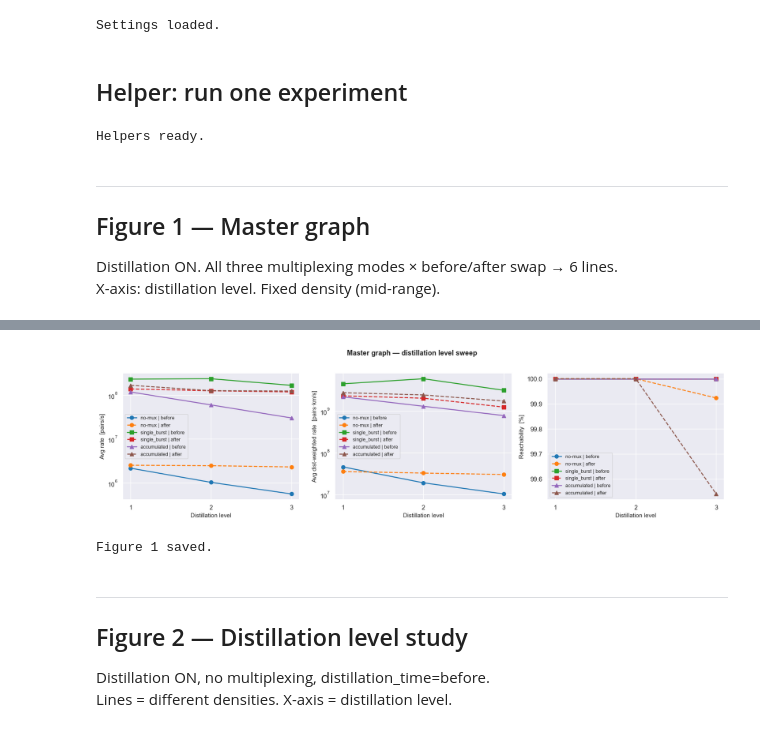
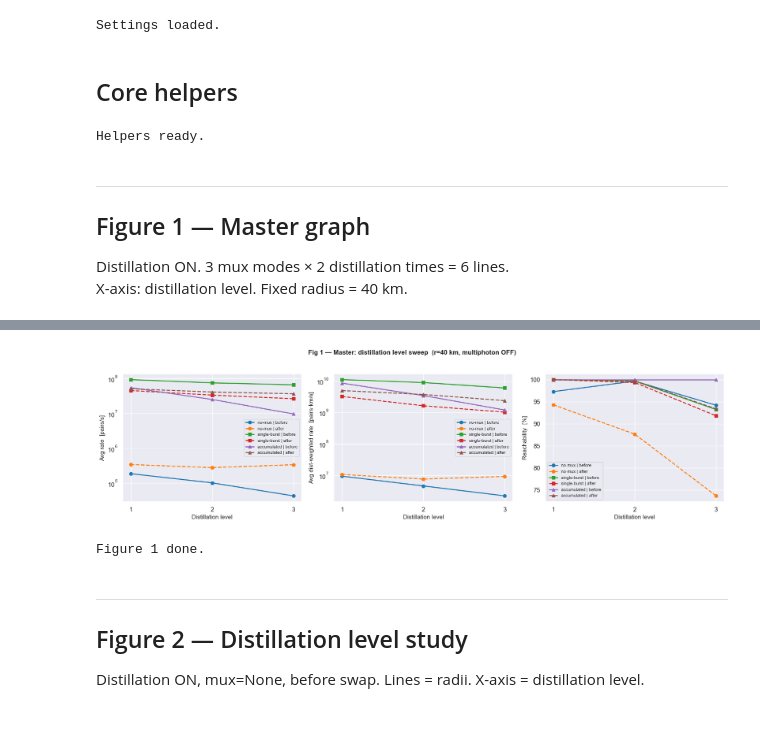
Before and after one commit to lucamar91/qkd_networks, a Jupyter notebook: metrics_study.ipynb, the cells around one changed output, grey strips where cells are left out. Cells and saved outputs as stored; diff of their text form; code cells hidden in the pictures.

```diff
--- a/metrics_study.ipynb
+++ b/metrics_study.ipynb
@@ -63,6 +85,6 @@ def scale_metric(key, val):
 print('Settings loaded.')
 # %% [output]
 Settings loaded.
-# %% [markdown]
-## Helper: run one experiment
+# %% [markdown]
+## Core helpers
 # %%
@@ -127,55 +168,41 @@ Helpers ready.
 # %% [markdown]
 ---
 ## Figure 1 — Master graph
-Distillation ON. All three multiplexing modes × before/after swap → 6 lines.
-X-axis: distillation level. Fixed density (mid-range).
+Distillation ON. 3 mux modes × 2 distillation times = 6 lines.
+X-axis: distillation level. Fixed radius = 40 km.
 # %%
-MUX_MODES  = [None, 'single_burst', 'accumulated']
-DIST_TIMES = ['before_swap', 'after_swap']
-LEVELS     = [1, 2, 3]
+RADIUS_MASTER = 100
+LEVELS        = [1, 2, 3]
 
-# Fixed mid-density for the master sweep
-RHO_MASTER = 0.05
-SCALE_MASTER = density_to_scale(N_NODES, RHO_MASTER)
+pal1        = sns.color_palette('tab10', 6)
+mux_lbl     = {None: 'no-mux', 'single_burst': 'single-burst', 'accumulated': 'accumulated'}
+mux_marker  = {None: 'o', 'single_burst': 's', 'accumulated': '^'}
+time_ls     = {'before_swap': '-', 'after_swap': '--'}
 
-# Palette: 6 colours (3 mux × 2 times)
-palette = sns.color_palette('tab10', 6)
-linestyles = ['-', '--']   # before / after
-mux_markers = ['o', 's', '^']
+fig1, axes1 = make_fig('Fig 1 — Master: distillation level sweep  (r=40 km, multiphoton OFF)')
 
-fig1, axes1 = make_fig(title='Master graph — distillation level sweep')
-
-colour_idx = 0
-for mi, mux in enumerate(MUX_MODES):
-    for ti, dtime in enumerate(DIST_TIMES):
-        label = f"{mux or 'no-mux'} | {dtime.replace('_swap','')}"
-        color = palette[colour_idx]
-        ls    = linestyles[ti]
-        mk    = mux_markers[mi]
-        colour_idx += 1
-
-        row_data = {m: [] for m in METRICS}
+ci = 0
+for mux in MUX_MODES:
+    for dtime in DIST_TIMES:
+        data = {m: [] for m in METRIC_KEYS}
         for lv in LEVELS:
-            print(f'  mux={mux} | time={dtime} | level={lv} …')
+            print(f'  {mux_lbl[mux]} | {dtime} | level={lv} …')
             res = run_metrics(
-                SCALE_MASTER,
-                distillation=True,
-                multiplexing_type=mux,
-                distillation_level=lv,
+                RADIUS_MASTER, distillation=True,
+                multiplexing_type=mux, distillation_level=lv,
                 distillation_time=dtime,
             )
-            for m in METRICS:
-                row_data[m].append(res[m])
+            for m in METRIC_KEYS:
+                data[m].append(res[m])
+        plot_line(axes1, LEVELS, data,
+                  label=f"{mux_lbl[mux]} | {dtime.replace('_swap', '')}",
+                  color=pal1[ci], ls=time_ls[dtime], marker=mux_marker[mux])
+        ci += 1
 
-        for ax, m in zip(axes1, METRICS):
-            ax.plot(LEVELS, row_data[m], marker=mk, linestyle=ls,
-                    color=color, label=label, linewidth=1.8, markersize=7)
-
-finish_axes(axes1, xlabel='Distillation level')
-for ax in axes1:
-    ax.set_xticks(LEVELS)
+finish_axes(axes1, xlabel='Distillation level', xscale='linear')
+for ax in axes1: ax.set_xticks(LEVELS)
 plt.tight_layout()
-plt.savefig('plots/fig1_master.png', dpi=150, bbox_inches='tight')
+plt.savefig('fig1_master.png', dpi=150, bbox_inches='tight')
 plt.show()
-print('Figure 1 saved.')
+print('Figure 1 done.')
 # %% [output]
@@ -200,8 +227,7 @@ print('Figure 1 saved.')
-[figure, old version]
+[figure, new version]
-Figure 1 saved.
+Figure 1 done.
 # %% [markdown]
 ---
 ## Figure 2 — Distillation level study
-Distillation ON, no multiplexing, distillation_time=before.
-Lines = different densities. X-axis = distillation level.
+Distillation ON, mux=None, before swap. Lines = radii. X-axis = distillation level.
 # %%
```
Also changed, not shown: parts of 26 cells of this notebook, 19 other files.
